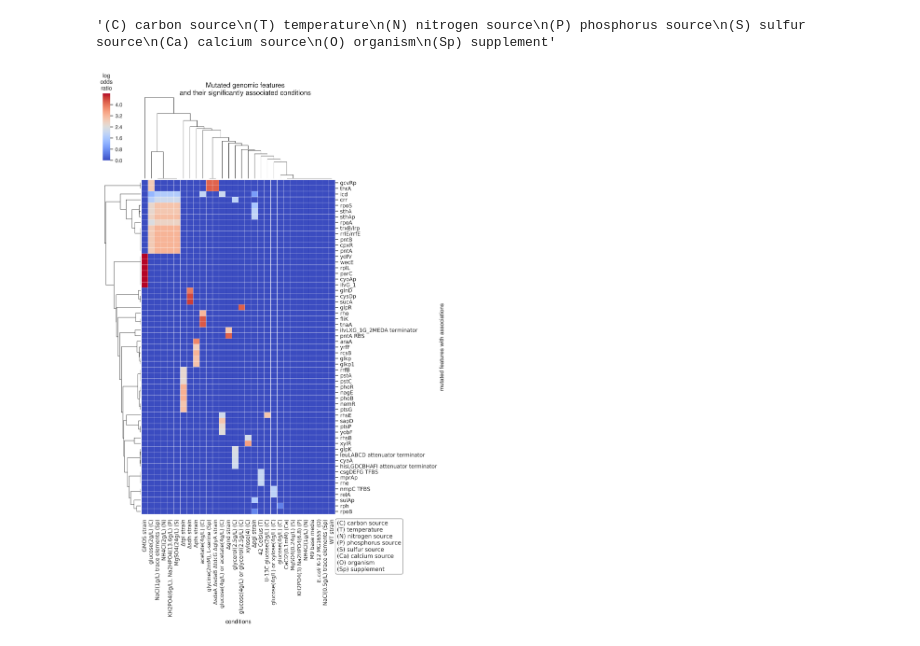
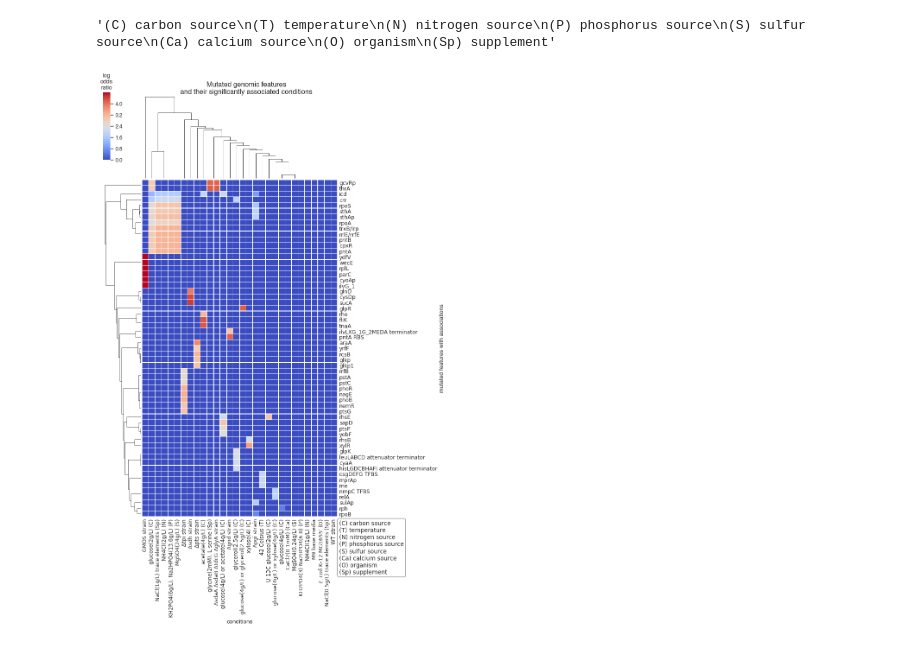
Before and after one commit to Aletechdev/ava, a Jupyter notebook: geno_feat_assoc_htmp.ipynb, the cells around one changed output. Drawn from its saved outputs; the diff is of its cells as text; code cells hidden in the pictures.

Commit message:
found a way to remove ticks on y-axis

```diff
--- a/geno_feat_assoc_htmp.ipynb
+++ b/geno_feat_assoc_htmp.ipynb
@@ -413,7 +413,7 @@ import seaborn as sns
 import matplotlib
 import matplotlib.pyplot as plt
 %matplotlib inline
-plt.rcParams["figure.dpi"] = 300
+plt.rcParams["figure.dpi"] = 100
 plt.rcParams['font.sans-serif'] = ["Helvetica"]
 sns.set_context("paper")
 sns.set_style("white")
@@ -458,31 +458,32 @@ bbox_props = dict(
     #     alpha=0.9
 )
 ax.annotate(
     leg,
     xy=(1.01, -0.17),
     xycoords='axes fraction',
     #             textcoords='offset points',
     #             size=14,
     bbox=bbox_props
 )
 
+ax.tick_params(axis='both', which='both', length=0)
 
 # g.cax.yaxis.set_ticks_position("left")
 # g.ax_heatmap.set_title(
 #     "Overlap of associated conditions\nwith mutated genetic features",
 # )
 # ax.yaxis.set_ticks_position('left')
 # ax.yaxis.set_label_position("left")
 
 # dendro_box = g.ax_row_dendrogram.get_position()
 # dendro_box.x0-=0.2
 # dendro_box.x1-=0.2
 # g.cax.set_position(dendro_box)
 
 # g.clustermap.set_xticklabels(g.get_xticklabels(), rotation=45, horizontalalignment='right')
 # set_xticklabels(rotation=30)
 # g.set_xticklabels(g.get_xticklabels(), rotation=45, horizontalalignment='right')
 # plt.setp(g.ax_heatmap.get_xticklabels(), rotation=45)
 plt.savefig("fig.svg", format="svg")
 # %% [output]
-[figure, old version]
+[figure, new version]
```
Also changed, not shown: parts of 1 cell of this notebook, 2 other files.
